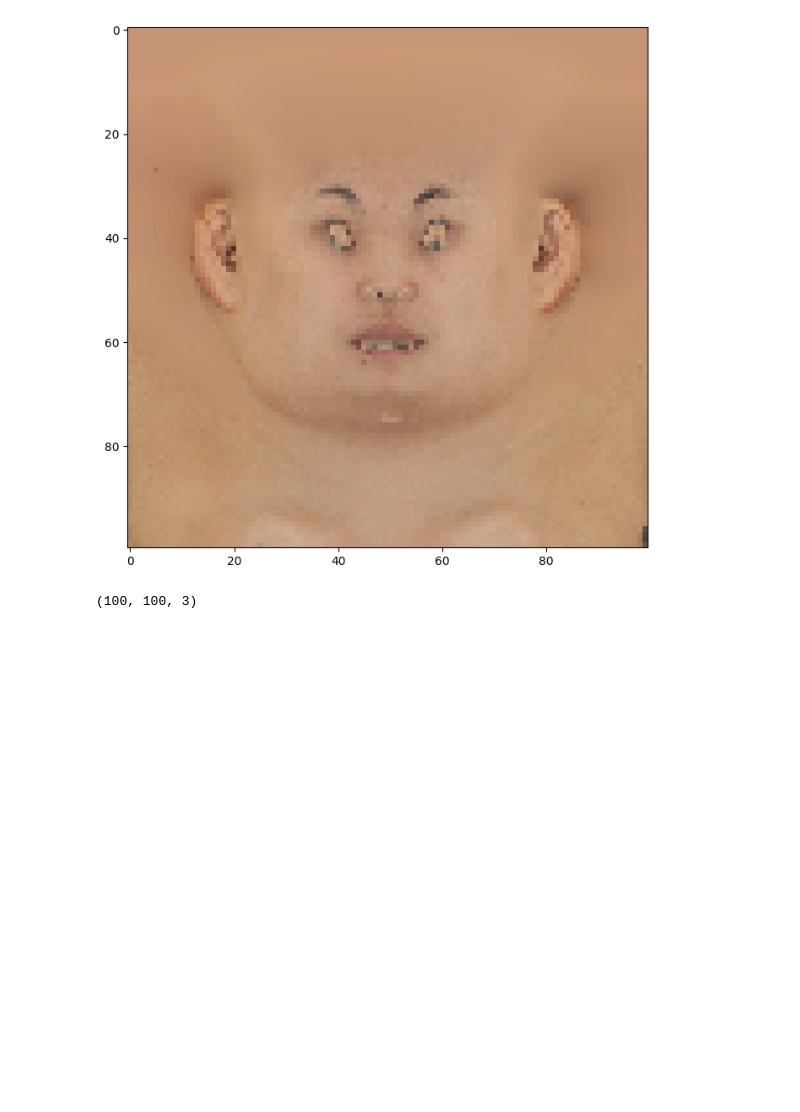
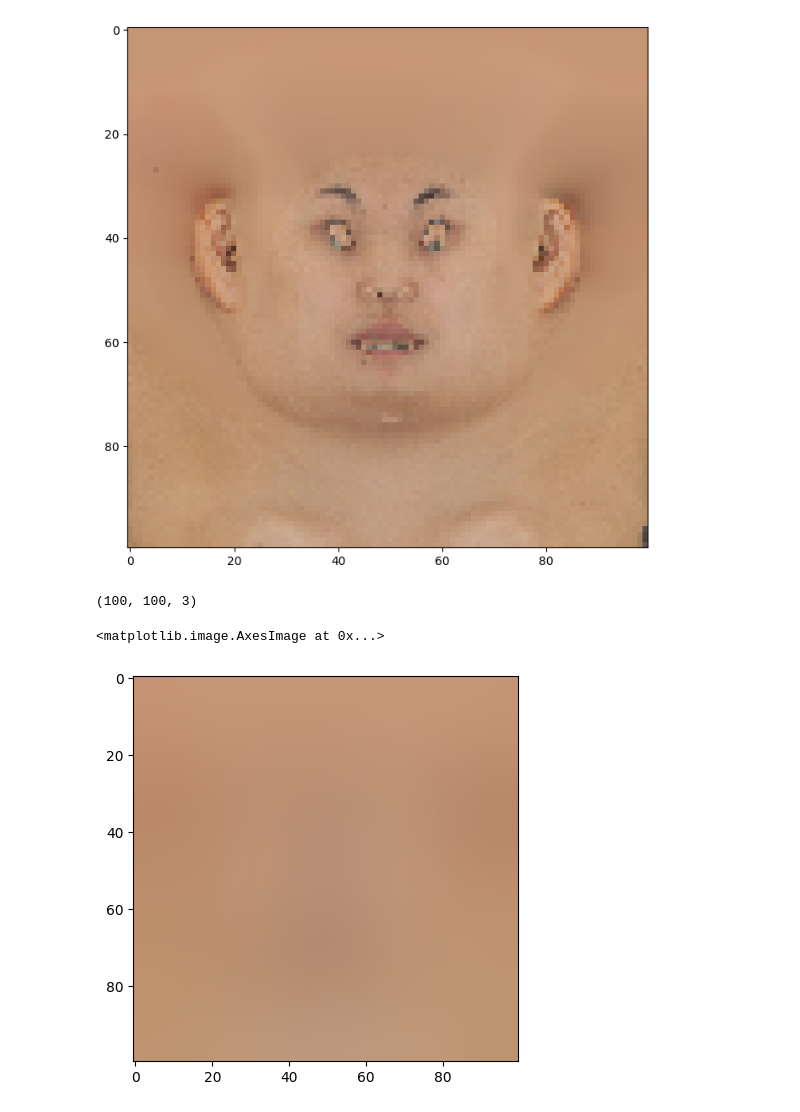
Before and after one commit to skasse/imageProcessing, a Jupyter notebook: imageprocessing/working with image data.ipynb, the cells around one changed output. Drawn from its saved outputs; the diff is of its cells as text; code cells hidden in the pictures; blank space fills up the shorter version.

```diff
--- a/imageprocessing/working with image data.ipynb
+++ b/imageprocessing/working with image data.ipynb
@@ -9,9 +9,9 @@ from glob import glob
 import cv2
 import matplotlib.pylab as plt
 # %%
-path = 'H:/Shared drives/TriplegangersFemaleData/neutrals/Age18-AlexiaHatta/processed/models/*.png'
-path = 'H:/Shared drives/TriplegangersFemaleData/neutrals/Age18-AlexiaHatta/processed/models/*_noHaircap.png'
-path = 'H:/Shared drives/TriplegangersFemaleData/neutrals/Age18-*/processed/models/*_noHaircap.png'
+path = 'G:/Shared drives/TriplegangersFemaleData/neutrals/Age18-AlexiaHatta/processed/models/*.png'
+path = 'G:/Shared drives/TriplegangersFemaleData/neutrals/Age18-AlexiaHatta/processed/models/*_noHaircap.png'
+path = 'G:/Shared drives/TriplegangersFemaleData/neutrals/Age18-*/processed/models/*_noHaircap.png'
 
 
 # path = 'H:/Shared drives/TriplegangersFemaleData/neutrals/*/processed/models/*_noHaircap.png'
@@ -101,0 +99,10 @@ kernel_3x3 =
+# %%
+# blurring
+blur_amt = 50
+img_blur = cv2.GaussianBlur(img_resized, (501, 501), 11)
+fig, ax = plt.subplots(figsize=(5,5))
+ax.imshow(img_blur)
+# plt.show()
+# %% [output]
+<matplotlib.image.AxesImage at 0x...>
+[figure, added]
```
Also changed, not shown: parts of 4 cells of this notebook, 1 other file.
